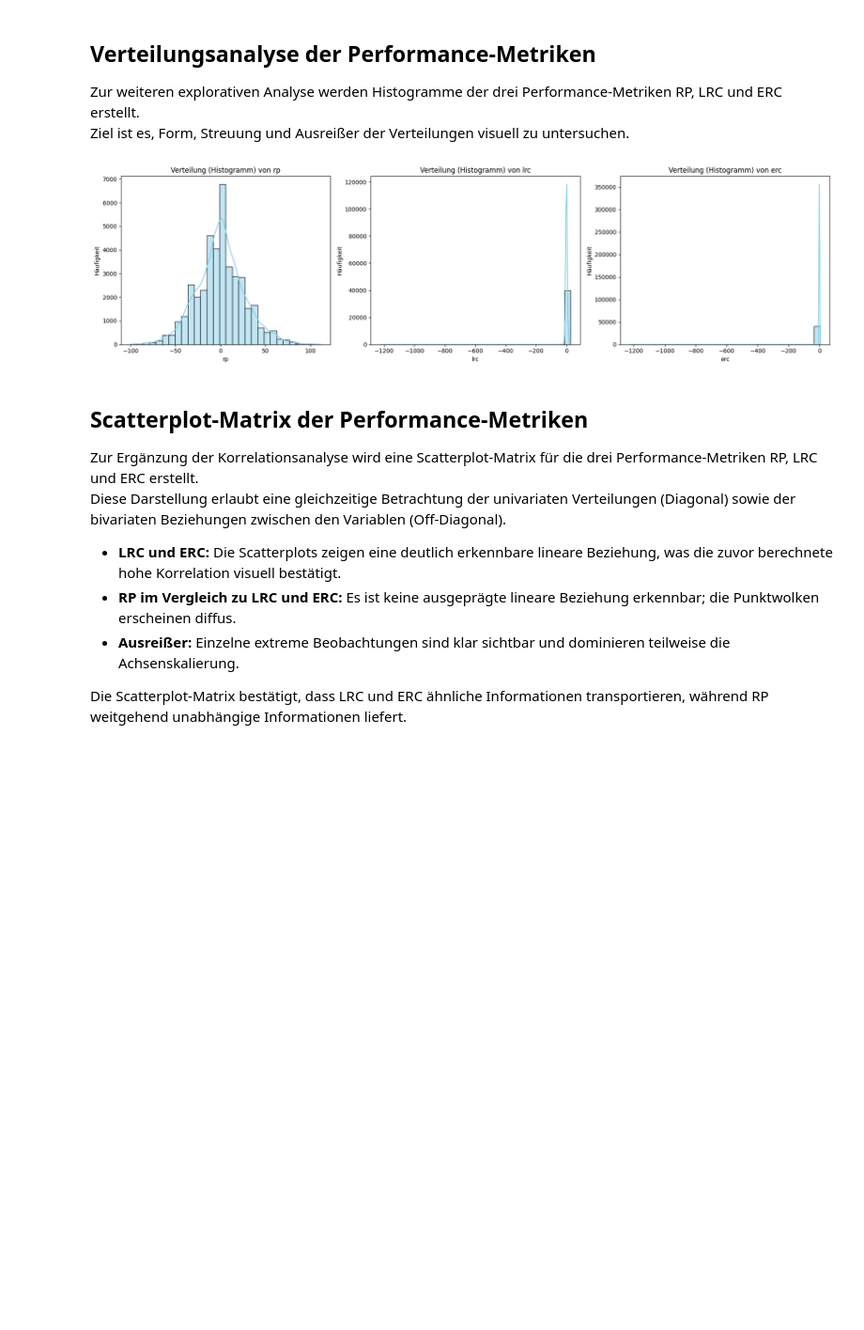
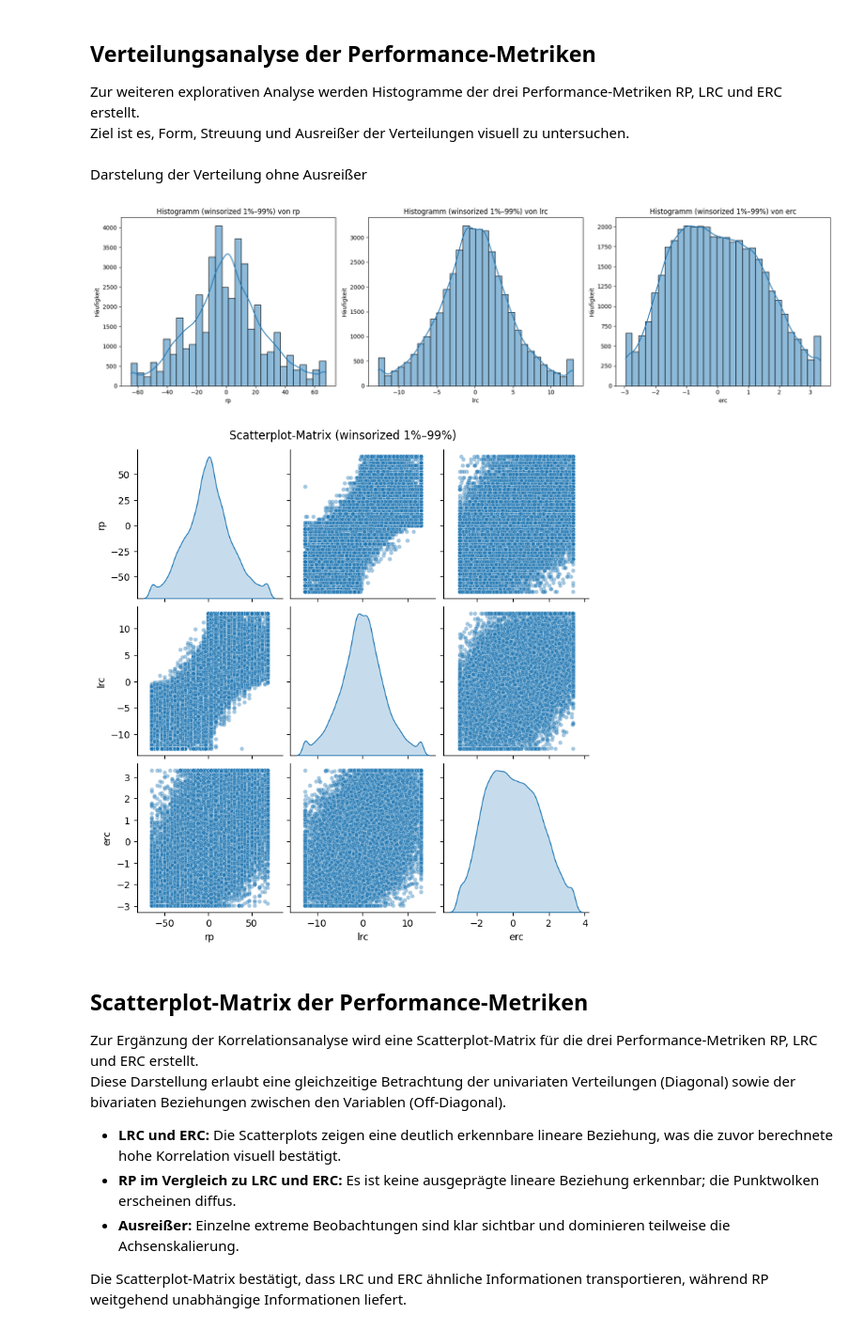
Before and after one commit to antonijaprg/SoccerAnalyticsAbgabe, a Jupyter notebook: SoccerAnalytics1.ipynb, the cells around one changed output. Shown at 94% size. Cells and saved outputs as stored; diff of their text form; code cells hidden in the pictures; blank space fills up the shorter version.

```diff
--- a/SoccerAnalytics1.ipynb
+++ b/SoccerAnalytics1.ipynb
@@ -162,23 +171,53 @@ Spalte: erc, max = 5.359940234
 Zur weiteren explorativen Analyse werden Histogramme der drei Performance-Metriken RP, LRC und ERC erstellt.
 Ziel ist es, Form, Streuung und Ausreißer der Verteilungen visuell zu untersuchen.
 # %%
-cols = ["rp", "lrc", "erc"]
+# cols = ["rp", "lrc", "erc"]
 
-plot_data = df[cols].apply(pd.to_numeric, errors="coerce").dropna()
+# plot_data = df[cols].apply(pd.to_numeric, errors="coerce").dropna()
 
-plt.figure(figsize=(18, 5))
+# plt.figure(figsize=(18, 5))
 
-for i, col in enumerate(cols):
-    plt.subplot(1, 3, i + 1)
-    sns.histplot(plot_data[col], kde=True, bins=30, color="skyblue")
-    plt.title(f"Verteilung (Histogramm) von {col}")
-    plt.xlabel(col)
-    plt.ylabel("Häufigkeit")
+# for i, col in enumerate(cols):
+#     plt.subplot(1, 3, i + 1)
+#     sns.histplot(plot_data[col], kde=True, bins=30, color="skyblue")
+#     plt.title(f"Verteilung (Histogramm) von {col}")
+#     plt.xlabel(col)
+#     plt.ylabel("Häufigkeit")
 
-plt.tight_layout()
-plt.show()
+# plt.tight_layout()
+# plt.show()
-# %% [output]
-[figure, removed]
+# %% [markdown]
+Darstelung der Verteilung ohne Ausreißer
+# %%
+cols = ["rp", "lrc", "erc"]
+
+plot_data = df[cols].apply(pd.to_numeric, errors="coerce")
+
+# Winsorizing
+plot_wins = plot_data.copy()
+for c in cols:
+    lo = plot_data[c].quantile(0.01)
+    hi = plot_data[c].quantile(0.99)
+    plot_wins[c] = plot_data[c].clip(lower=lo, upper=hi)
+
+plt.figure(figsize=(18, 5))
+for i, c in enumerate(cols, 1):
+    plt.subplot(1, 3, i)
+    sns.histplot(plot_wins[c].dropna(), bins=30, kde=True)
+    plt.title(f"Histogramm (winsorized 1%–99%) von {c}")
+    plt.xlabel(c)
+    plt.ylabel("Häufigkeit")
+
+plt.tight_layout()
+plt.show()
+
+# Scatterplot-Matrix ohne Ausreißer
+sns.pairplot(plot_wins.dropna(), diag_kind="kde", plot_kws={"alpha": 0.4, "s": 20})
+plt.suptitle("Scatterplot-Matrix (winsorized 1%–99%)", y=1.02)
+plt.show()
+# %% [output]
+[figure, added]
+[figure, added]
 # %% [markdown]
 ## Scatterplot-Matrix der Performance-Metriken
 
```
Also changed, not shown: parts of 19 cells of this notebook.
